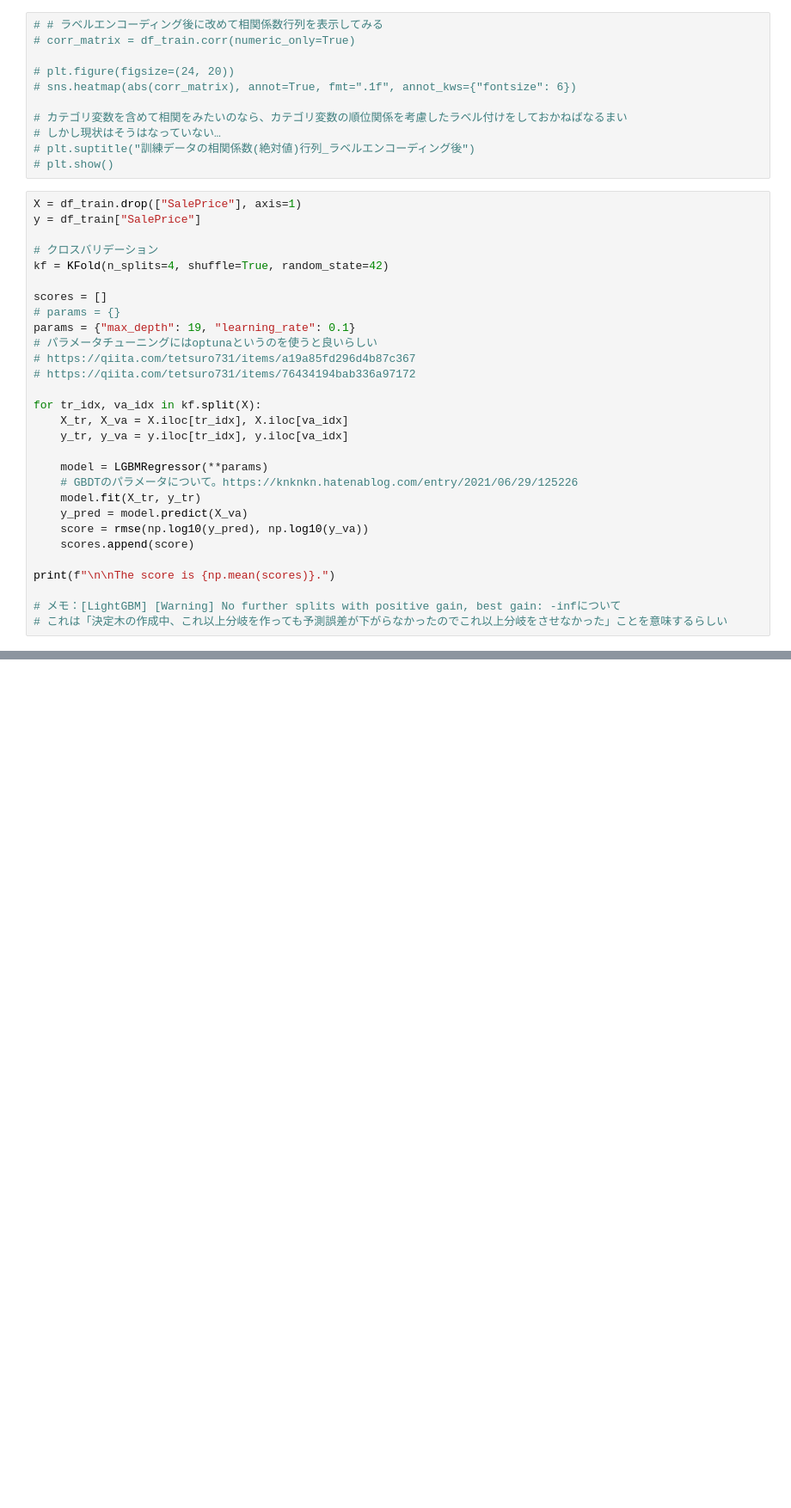
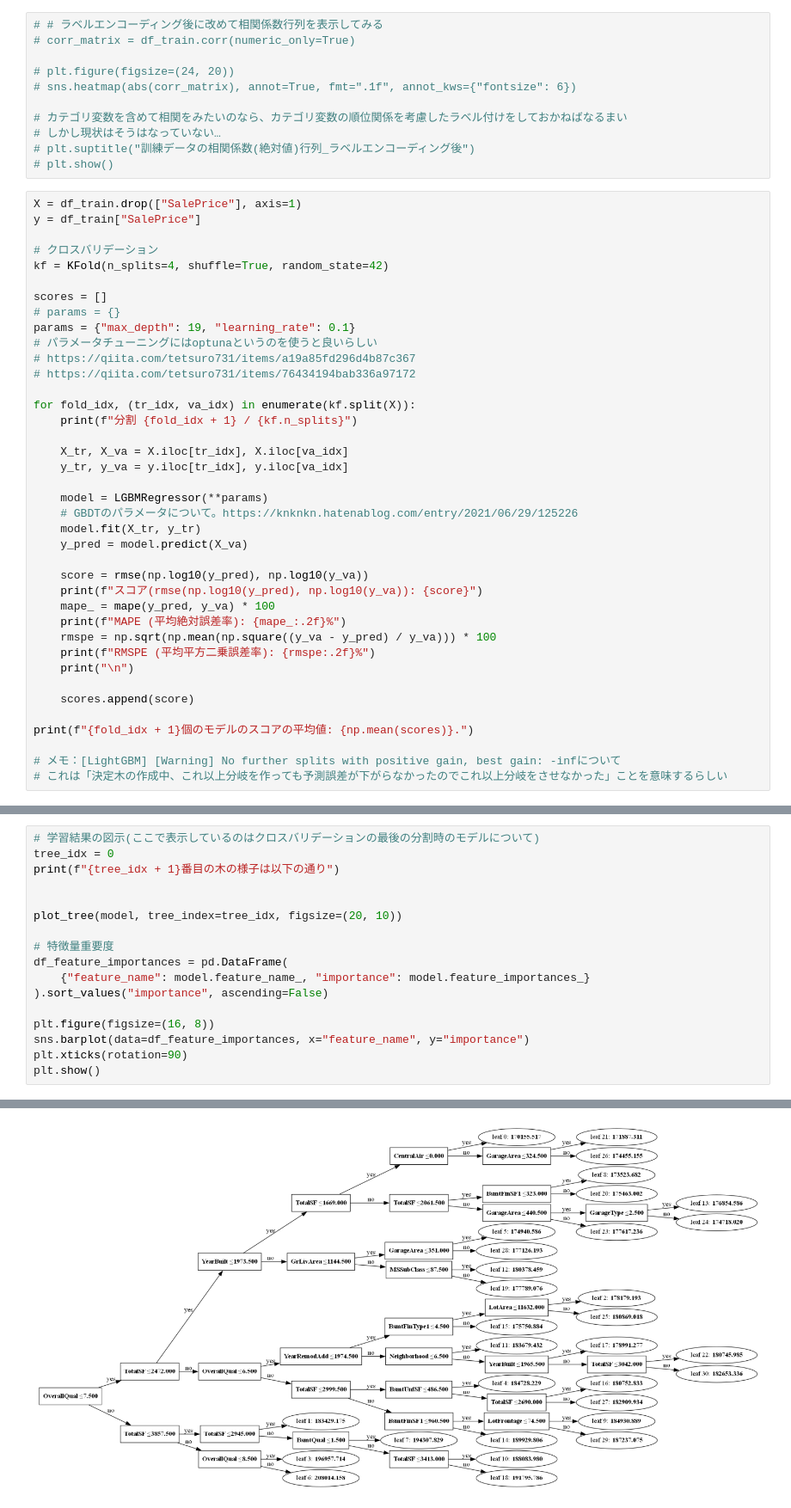
Before and after one commit to T0bbuT/kaggle_house_price, a Jupyter notebook: 再分析.ipynb, the cells around one changed output, grey strips where cells are left out. Shown at 86% size. Cells and saved outputs as stored; diff of their text form; blank space fills up the shorter version.

Commit message:
学習結果の表示を工夫 ・MAPE (平均絶対誤差率)を利用するように 　　・説明文をコメントにて追記

```diff
--- a/再分析.ipynb
+++ b/再分析.ipynb
@@ -148,7 +209,9 @@ params = {"max_depth": 19, "learning_rate": 0.1}
 # https://qiita.com/tetsuro731/items/a19a85fd296d4b87c367
 # https://qiita.com/tetsuro731/items/76434194bab336a97172
 
-for tr_idx, va_idx in kf.split(X):
+for fold_idx, (tr_idx, va_idx) in enumerate(kf.split(X)):
+    print(f"分割 {fold_idx + 1} / {kf.n_splits}")
+
     X_tr, X_va = X.iloc[tr_idx], X.iloc[va_idx]
     y_tr, y_va = y.iloc[tr_idx], y.iloc[va_idx]
 
@@ -156,10 +219,18 @@ for tr_idx, va_idx in kf.split(X):
     # GBDTのパラメータについて。https://knknkn.hatenablog.com/entry/2021/06/29/125226
     model.fit(X_tr, y_tr)
     y_pred = model.predict(X_va)
+
     score = rmse(np.log10(y_pred), np.log10(y_va))
+    print(f"スコア(rmse(np.log10(y_pred), np.log10(y_va)): {score}")
+    mape_ = mape(y_pred, y_va) * 100
+    print(f"MAPE (平均絶対誤差率): {mape_:.2f}%")
+    rmspe = np.sqrt(np.mean(np.square((y_va - y_pred) / y_va))) * 100
+    print(f"RMSPE (平均平方二乗誤差率): {rmspe:.2f}%")
+    print("\n")
+
     scores.append(score)
 
-print(f"\n\nThe score is {np.mean(scores)}.")
+print(f"{fold_idx + 1}個のモデルのスコアの平均値: {np.mean(scores)}.")
 
 # メモ：[LightGBM] [Warning] No further splits with positive gain, best gain: -infについて
 # これは「決定木の作成中、これ以上分岐を作っても予測誤差が下がらなかったのでこれ以上分岐をさせなかった」ことを意味するらしい
@@ -167,0 +293,18 @@ plot_tree(model, tree_index=0, figsize=(20, 10))  # 1番目の木の様子を出
+# %%
+# 学習結果の図示(ここで表示しているのはクロスバリデーションの最後の分割時のモデルについて)
+tree_idx = 0
+print(f"{tree_idx + 1}番目の木の様子は以下の通り")
+
+
+plot_tree(model, tree_index=tree_idx, figsize=(20, 10))
+
+# 特徴量重要度
+df_feature_importances = pd.DataFrame(
+    {"feature_name": model.feature_name_, "importance": model.feature_importances_}
+).sort_values("importance", ascending=False)
+
+plt.figure(figsize=(16, 8))
+sns.barplot(data=df_feature_importances, x="feature_name", y="importance")
+plt.xticks(rotation=90)
+plt.show()
+# %% [output]
@@ -167,0 +312 @@ plot_tree(model, tree_index=0, figsize=(20, 10))  # 1番目の木の様子を出
+[figure, added]
```
Also changed, not shown: parts of 11 cells of this notebook, 1 other file.
